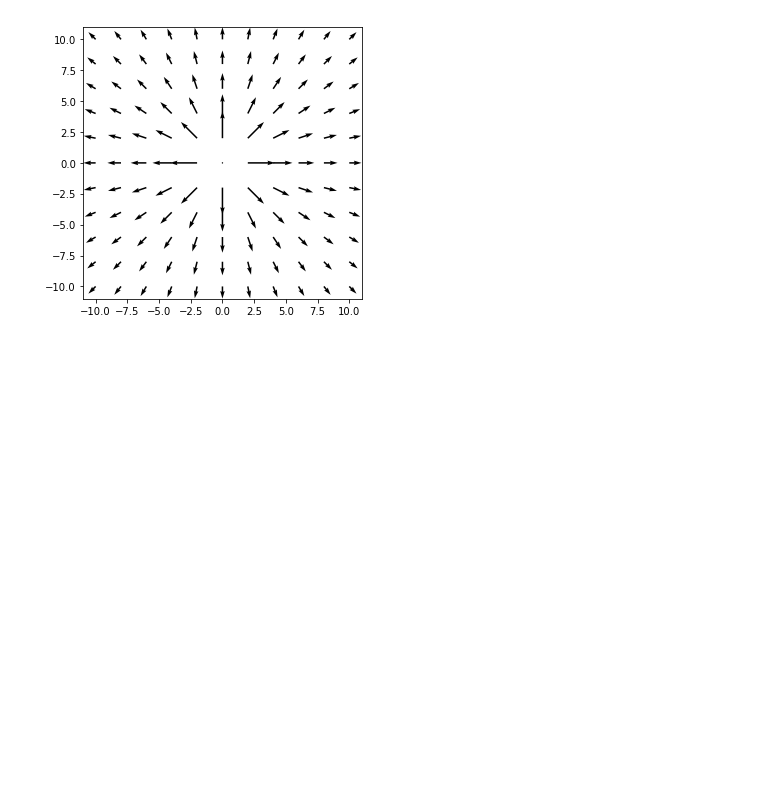
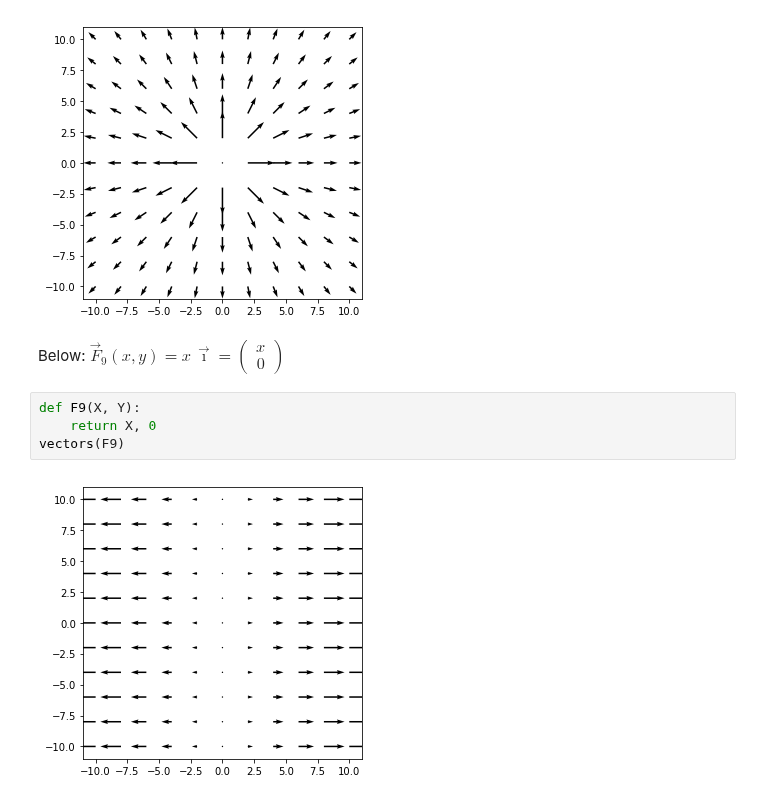
Before and after one commit to JonasRademacker/JupyterNotebooksForTeachingMath, a Jupyter notebook: FirstVectorFields.ipynb, the cells around one changed output. Cells and saved outputs as stored; diff of their text form; blank space fills up the shorter version.

```diff
--- a/FirstVectorFields.ipynb
+++ b/FirstVectorFields.ipynb
@@ -131,3 +131,14 @@ def F8(X, Y):
 vectors(F8)
 # %% [output]
 [figure]
+# %% [markdown]
+Below: $\vec{F}_9(x,y) = x\,\vec{\imath} = \left(\begin{array}{c}
+    x \\
+    0
+    \end{array}\right)$
+# %%
+def F9(X, Y):
+    return X, 0
+vectors(F9)
+# %% [output]
+[figure, added]
```
Also changed, not shown: parts of 11 cells of this notebook, 1 other file.
